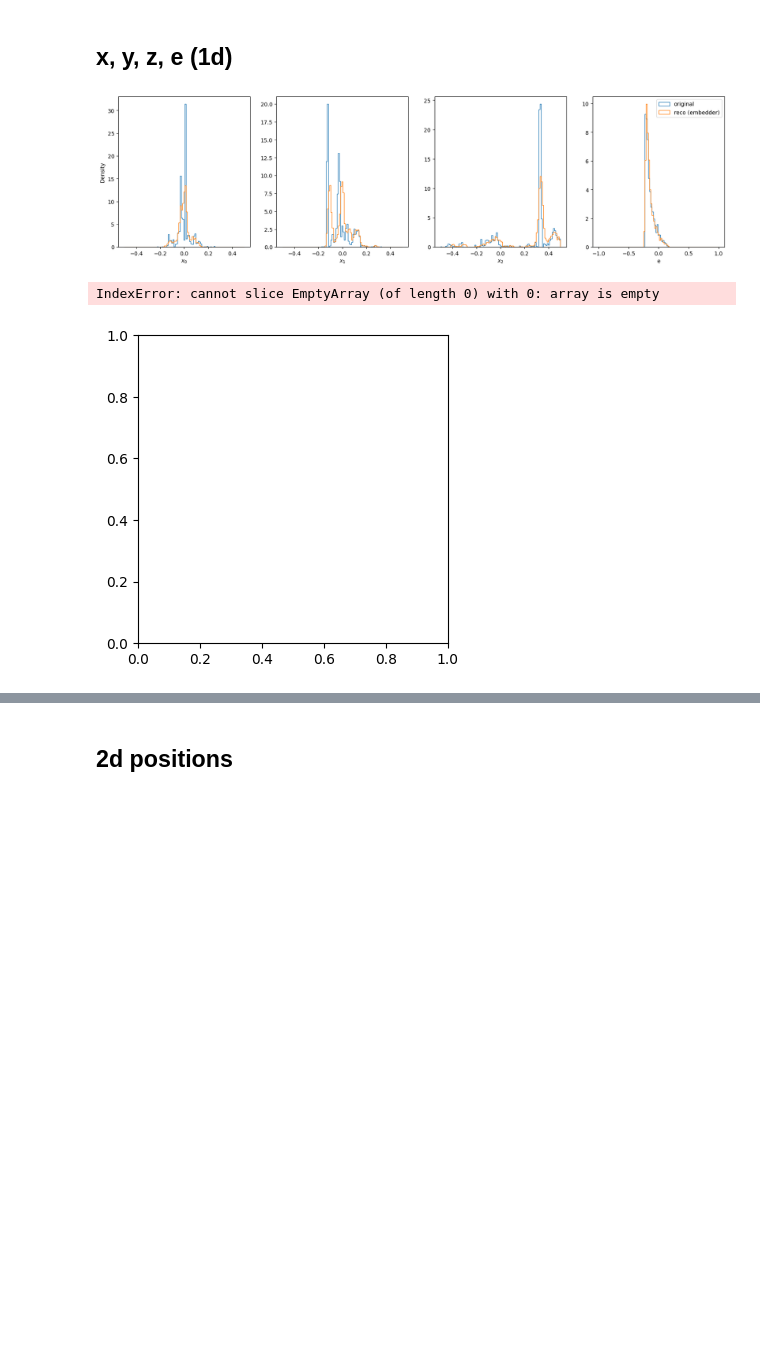
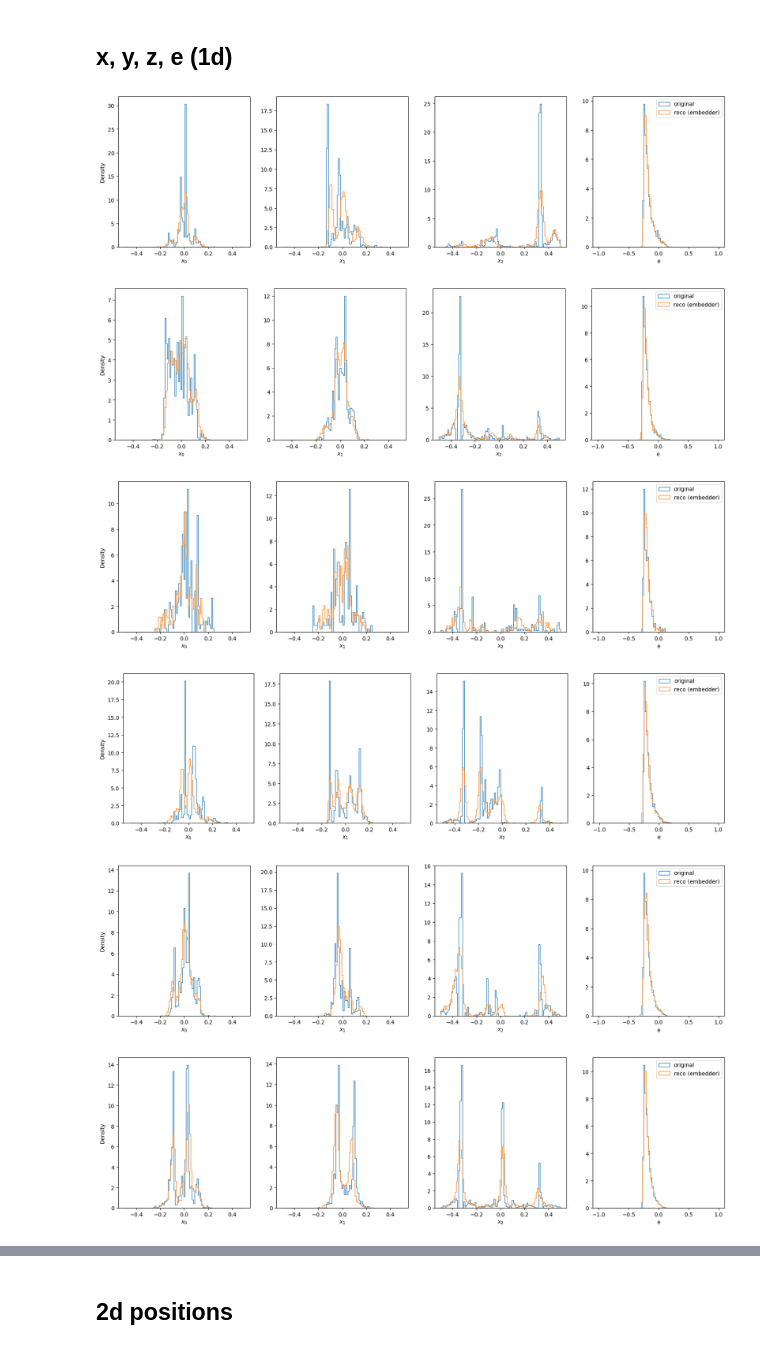
Before and after one commit to erwulff/particlemind, a Jupyter notebook: src/compare_generated_samples_reco_only_augs.ipynb, the cells around one changed output, grey strips where cells are left out. Cells and saved outputs as stored; diff of their text form; code cells hidden in the pictures; blank space fills up the shorter version.

Commit message:
plotting mixed streams

```diff
--- a/src/compare_generated_samples_reco_only_augs.ipynb
+++ b/src/compare_generated_samples_reco_only_augs.ipynb
@@ -26,10 +26,11 @@ from tqdm import tqdm
 # %%
 num_files = 1
 
-E_min = 0.001
+E_min = 0.00075
 pad = 10000
 
 data_type = "hit"
+subsets = ["ttbar_pu0_calo_hits", "ggf_pu0_calo_hits", "zprime_pu0_calo_hits"]
 
 if data_type == "hit":
     collater = CollaterHits(empty_key="calo_hit_features", variable_size_keys="all", pad=pad)
@@ -39,7 +40,7 @@ elif data_type == "patch":
     collator = CollaterPatch
     loader = CaloPatchDataset
 # %%
-path_to_embedder_checkpoint = "/pscratch/sd/r/rmastand/particlemind/vqvae_training/best_models/embedder_hit_vae_val_loss_epoch=19.ckpt"
+path_to_embedder_checkpoint = "/pscratch/sd/r/rmastand/particlemind/vqvae_training/best_models/embedder_hit_vae_mixed_val_loss_epoch=19.ckpt"
 # %% [markdown]
 # Apply embedder to original data
 
@@ -57,6 +58,7 @@ kinematic_features_truth = {i:ak.Array([]) for i in range(4)}
 kinematic_features_reco = {i:ak.Array([]) for i in range(4)}
 z_orig, z_aug = [], []
 tokens = ak.Array([])
+labels = []
 
 
 
@@ -65,7 +67,7 @@ for n in range(num_files):
 
 
     file_dataset = loader(
-        "ttbar_pu0_calo_hits",
+        subsets,
         "train",
         start_idx=n*200,
         stop_idx=(n+1)*200,
@@ -88,13 +90,16 @@ for n in range(num_files):
         if data_type == "hit":
 
             features_batch = x_batch["calo_hit_features"].to(embedder.device)
+            mask_batch = x_batch["mask"].to(embedder.device)
+
             features_augmented_batch =  x_batch["calo_hit_features_augmented"].to(embedder.device)
-            mask_batch = x_batch["mask"].to(embedder.device)
+            axis_sum = torch.sum(torch.abs(features_augmented_batch), dim=2)
+            mask_particle_augmented = torch.where(axis_sum > 0, 1.0, 0.0)
 
 
             with torch.no_grad():
                 x_particle_reco, vq_out, z_embed = embedder.forward(None, features_batch, mask_batch) # batch not used
-                x_particle_augmented, vq_out_augmented, z_embed_augmented = embedder.forward(None, features_augmented_batch, mask_batch)
+                x_particle_augmented, vq_out_augmented, z_embed_augmented = embedder.forward(None, features_augmented_batch, mask_particle_augmented)
 
 
 
@@ -114,7 +119,7 @@ for n in range(num_files):
             features_event = features_batch[row]
             reco_event = x_particle_reco[row].detach().cpu().numpy()
             mask_event = mask_batch[row].int().detach().cpu().numpy()
-            labels_event = x_batch["hit_labels"][row]
+            #labels_event =
 
             for i in range(4):
                 kinematic_features_truth[i] = ak.concatenate([kinematic_features_truth[i], ak.Array([features_event[:,i][mask_event==1]])], axis = 0)
@@ -123,6 +128,7 @@ for n in range(num_files):
 
             z_orig.append(z_embed[row].detach().cpu())
             z_aug.append(z_embed_augmented[row].detach().cpu())
+            labels.append(x_batch["subset"][row])
 
             if vq_out is not None:
                 tokens_event = vq_out["q"][row].detach().cpu().numpy().reshape(-1,)
@@ -293,38 +315,41 @@ ax.set_yscale("log")
 # %%
 nbins = 100
 
 
 for event_i in range(10):
 
     fig, ax = plt.subplots(1, 4, figsize = (20, 5))
 
     for i in range(3):
 
         ax[i].hist(kinematic_features_truth[i][event_i], bins = np.linspace(-position_lim, position_lim, nbins), histtype = "step", label = "original", density=True)
         ax[i].hist(kinematic_features_reco[i][event_i], bins = np.linspace(-position_lim, position_lim, nbins), histtype = "step", label = "reco (embedder)", density=True)
 
         ax[i].set_xlabel(f"$x_{i}$")
 
 
     ax[3].hist(kinematic_features_truth[3][event_i], bins = np.linspace(e_lim[0], e_lim[1], nbins), histtype = "step", label = "original", density=True)
     ax[3].hist(kinematic_features_reco[3][event_i], bins = np.linspace(e_lim[0], e_lim[1], nbins), histtype = "step", label = "reco (embedder)", density=True)
 
     ax[3].set_xlabel("e")
     ax[3].legend()
 
     ax[0].set_ylabel("Density")
 
 
     plt.show()
 
 
-    fig, ax = plt.subplots(1, 1, figsize = (4, 4))
-    ax.hist(tokens[event_i], bins = np.arange(-0.5, 522.5, 1), histtype = "step", label = "original")
-    ax.legend()
-    ax.set_xlabel("Token index")
-    ax.set_ylabel("Density")
-    plt.show()
+    # fig, ax = plt.subplots(1, 1, figsize = (4, 4))
+    # ax.hist(tokens[event_i], bins = np.arange(-0.5, 522.5, 1), histtype = "step", label = "original")
+    # ax.legend()
+    # ax.set_xlabel("Token index")
+    # ax.set_ylabel("Density")
+    # plt.show()
 # %% [output]
-[figure, old version]
+[figure, new version]
-IndexError: cannot slice EmptyArray (of length 0) with 0: array is empty
-[figure, old version]
+[figure, new version]
+[figure, added]
+[figure, added]
+[figure, added]
+[figure, added]
```
Also changed, not shown: parts of 9 cells of this notebook, 3 other files.
